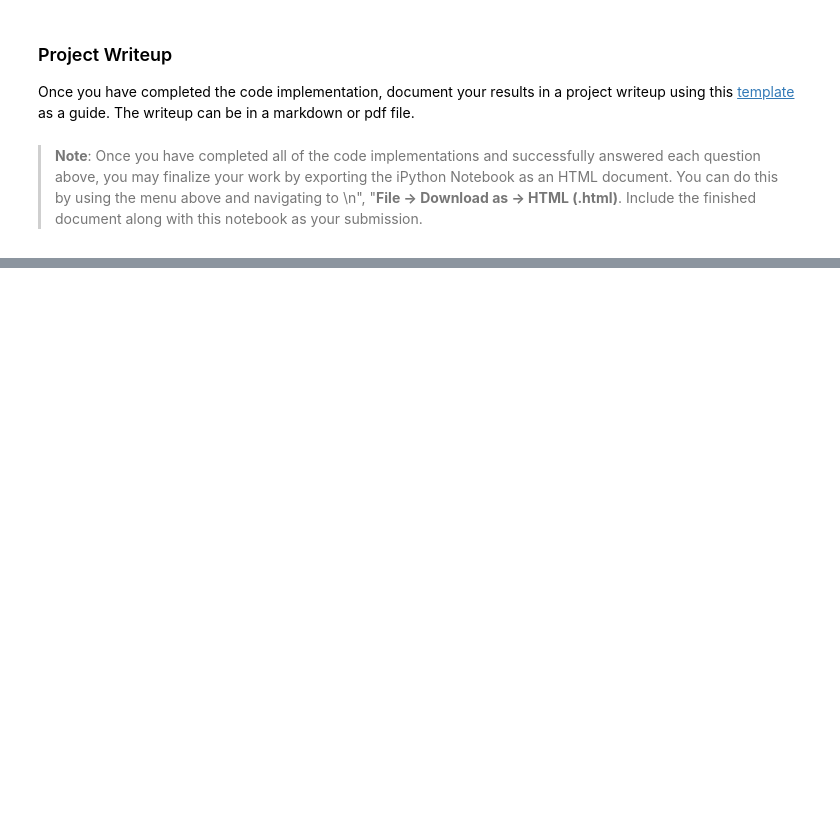
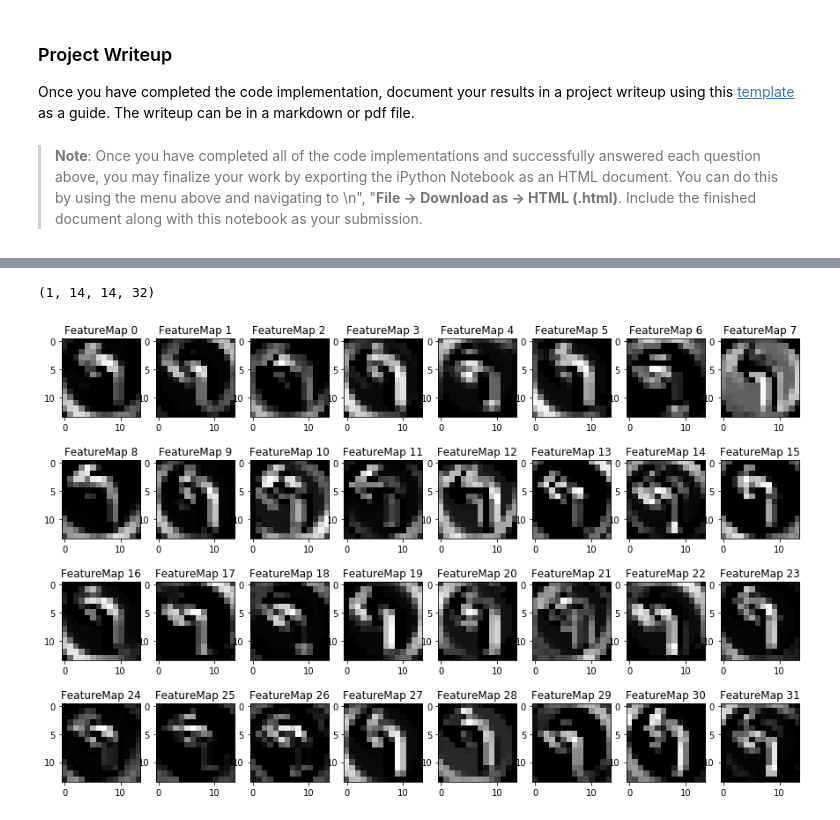
Before and after one commit to badinbed/CarND-Traffic-Sign-Classifier, a Jupyter notebook: Traffic_Sign_Classifier.ipynb, the cells around one changed output, grey strips where cells are left out. Drawn from its saved outputs; the diff is of its cells as text; code cells hidden in the pictures; blank space fills up the shorter version.

```diff
--- a/Traffic_Sign_Classifier.ipynb
+++ b/Traffic_Sign_Classifier.ipynb
@@ -587,29 +558,41 @@ For an example of what feature map outputs look like, check out NVIDIA's results
 # %%
 ### Visualize your network's feature maps here.
 ### Feel free to use as many code cells as needed.
 
 # image_input: the test image being fed into the network to produce the feature maps
 # tf_activation: should be a tf variable name used during your training procedure that represents the calculated state of a specific weight layer
 # activation_min/max: can be used to view the activation contrast in more detail, by default matplot sets min and max to the actual min and max values of the output
 # plt_num: used to plot out multiple different weight feature map sets on the same block, just extend the plt number for each new feature map entry
 
 def outputFeatureMap(image_input, tf_activation, activation_min=-1, activation_max=-1 ,plt_num=1):
     # Here make sure to preprocess your image_input in a way your network expects
     # with size, normalization, ect if needed
     # image_input =
     # Note: x should be the same name as your network's tensorflow data placeholder variable
     # If you get an error tf_activation is not defined it may be having trouble accessing the variable from inside a function
-    activation = tf_activation.eval(session=sess,feed_dict={x : image_input})
-    featuremaps = activation.shape[3]
-    plt.figure(plt_num, figsize=(15,15))
+    activation = tf_activation.eval(session=sess,feed_dict={x : image_input, keep_prob: 1.0})
+    print(activation.shape)
+    featuremaps = activation.shape[-1]
+
+    plt.figure(plt_num, figsize=(15,30))
     for featuremap in range(featuremaps):
-        plt.subplot(6,8, featuremap+1) # sets the number of feature maps to show on each row and column
+        plt.subplot(12,8, featuremap+1) # sets the number of feature maps to show on each row and column
         plt.title('FeatureMap ' + str(featuremap)) # displays the feature map number
         if activation_min != -1 & activation_max != -1:
             plt.imshow(activation[0,:,:, featuremap], interpolation="nearest", vmin =activation_min, vmax=activation_max, cmap="gray")
         elif activation_max != -1:
             plt.imshow(activation[0,:,:, featuremap], interpolation="nearest", vmax=activation_max, cmap="gray")
         elif activation_min !=-1:
             plt.imshow(activation[0,:,:, featuremap], interpolation="nearest", vmin=activation_min, cmap="gray")
         else:
             plt.imshow(activation[0,:,:, featuremap], interpolation="nearest", cmap="gray")
+
+with tf.Session() as sess:
+    sess.run(tf.global_variables_initializer())
+
+    # load previously saved model
+    saver.restore(sess, './lenet')
+    outputFeatureMap([web_imgs[1]], Traffic_Sign_Net.conv1)
+# %% [output]
+(1, 14, 14, 32)
+[figure, added]
```
Also changed, not shown: parts of 7 cells of this notebook.
